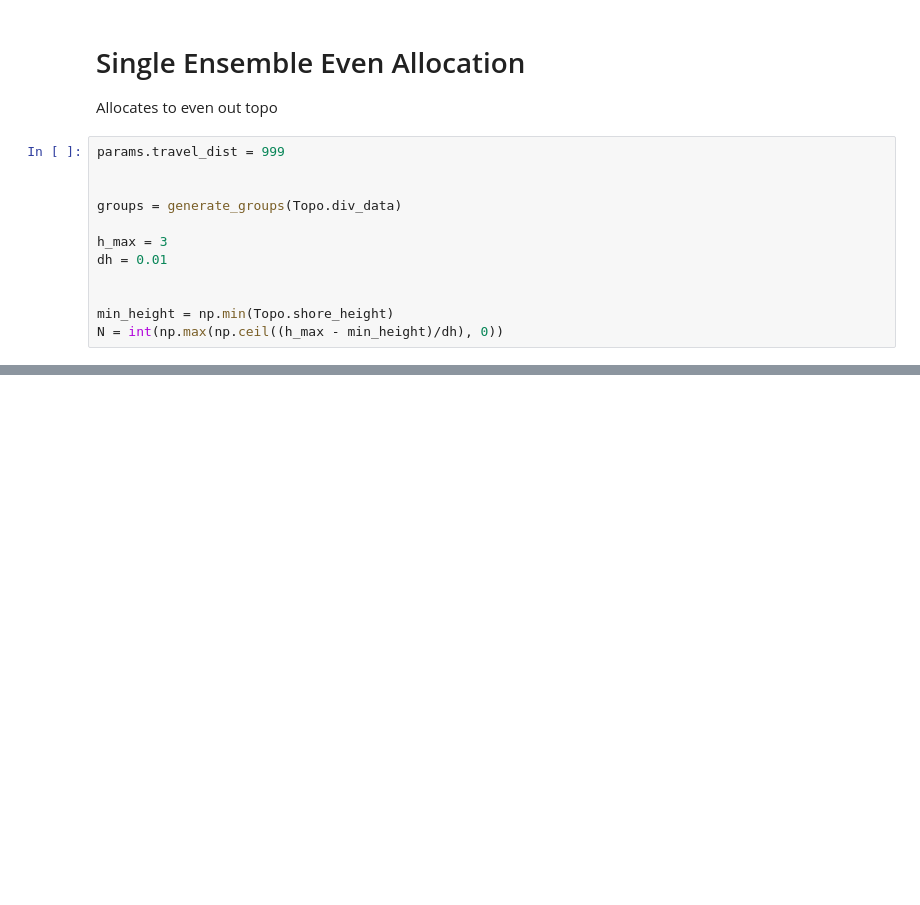
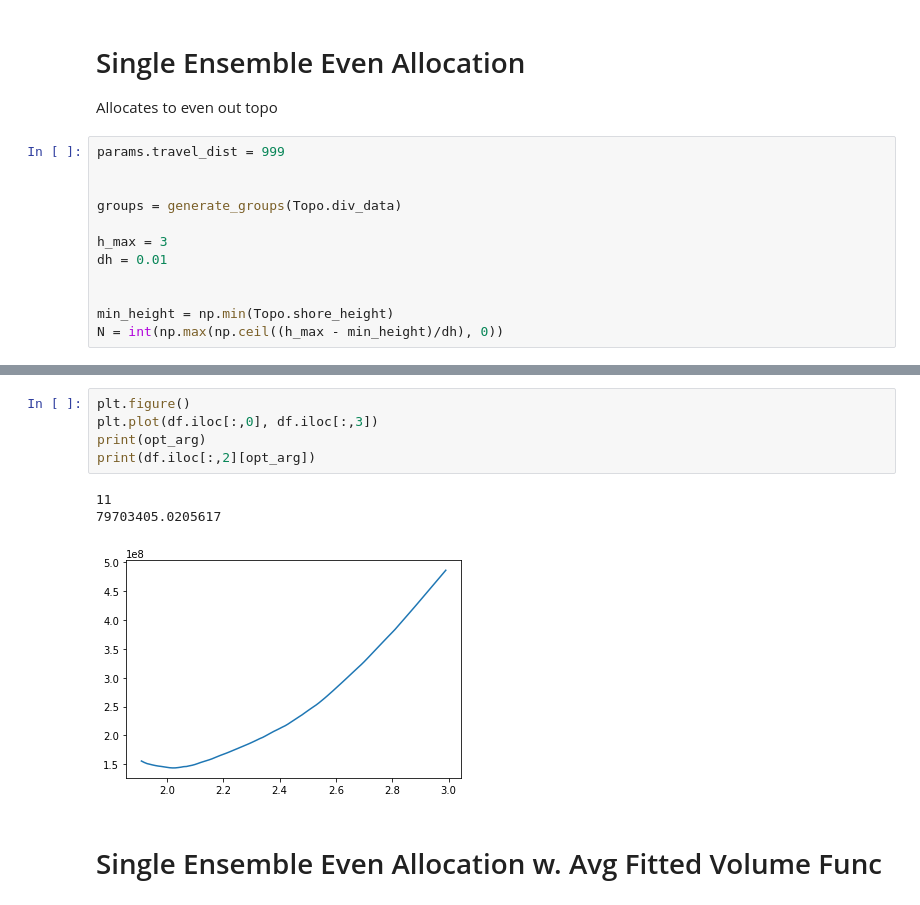
Before and after one commit to ym2540/GISSR_Optimization, a Jupyter notebook: ideal/sr_opt_ideal.ipynb, the cells around one changed output, grey strips where cells are left out. Drawn from its saved outputs; the diff is of its cells as text; blank space fills up the shorter version.

Commit message:
Added opt for all ensembles (SR), small improvements

```diff
--- a/ideal/sr_opt_ideal.ipynb
+++ b/ideal/sr_opt_ideal.ipynb
@@ -116,0 +153,11 @@ N = int(np.max(np.ceil((h_max - min_height)/dh), 0))
+# %%
+plt.figure()
+plt.plot(df.iloc[:,0], df.iloc[:,3])
+print(opt_arg)
+print(df.iloc[:,2][opt_arg])
+# %% [output]
+11
+79703405.0205617
+[figure, added]
+# %% [markdown]
+# Single Ensemble Even Allocation w. Avg Fitted Volume Func
```
Also changed, not shown: parts of 8 cells of this notebook, 14 other files.
